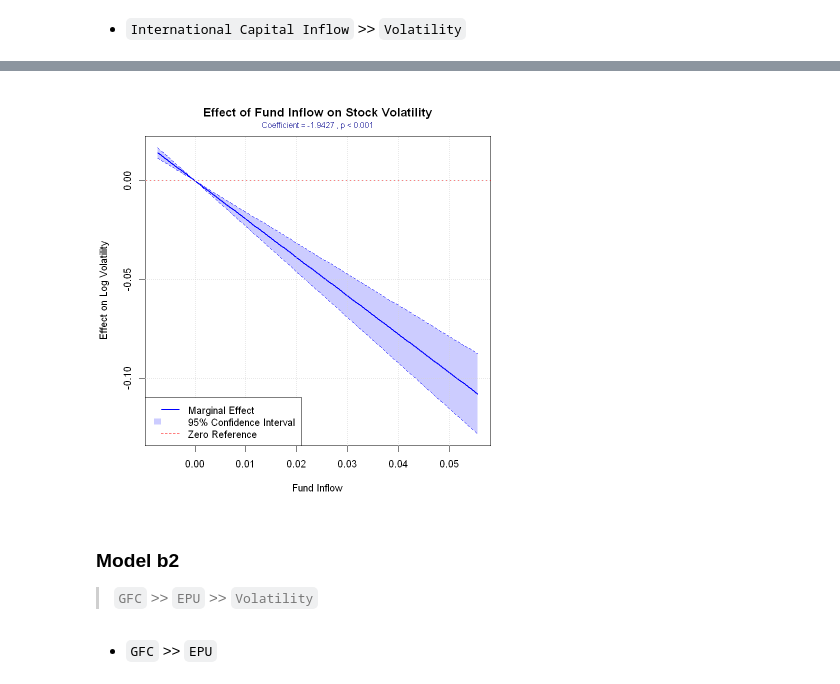
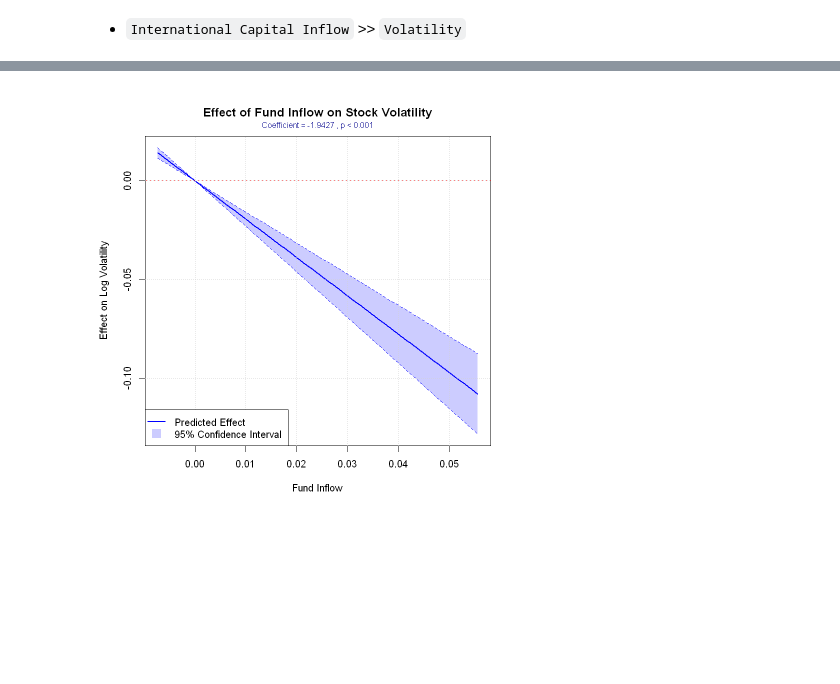
Before and after one commit to wudl-21/econ5370, a Jupyter notebook: main.ipynb, the cells around one changed output, grey strips where cells are left out. Cells and saved outputs as stored; diff of their text form; code cells hidden in the pictures; blank space fills up the shorter version.

```diff
--- a/main.ipynb
+++ b/main.ipynb
@@ -3106,19 +3076,19 @@ legend("bottomleft",
 library(plm)
 
 # Run model with individual fixed effects and quarter dummies
-model_b1_2 <- plm(volatility_end ~ inflow +  Size + Lev + ROA + BM + Board + Top1 + quarter + gdp_growth_rate + m2_growth_rate,
+model_b_2 <- plm(volatility_end ~ inflow +  Size + Lev + ROA + BM + Board + Top1 + quarter + gdp_growth_rate + m2_growth_rate,
              data = panel_data,
              model = "within",
              effect = "individual")
 
 # Display regression results
-summary(model_b1_2)
+summary(model_b_2)
 
 # Get robust standard errors for both models
 library(lmtest)
 library(sandwich)
 cat("\nRobust standard errors for two-way fixed effects model:\n")
-coeftest(model_b1_2, vcov = vcovHC(model_b1_2, type = "HC1"))
+coeftest(model_b_2, vcov = vcovHC(model_b_2, type = "HC1"))
 # %% [output]
 Oneway (individual) effect Within Model
 
@@ -3159,8 +3129,8 @@ Signif. codes:  0 '***' 0.001 '**' 0.01 '*' 0.05 '.' 0.1 ' ' 1
 par(bg="white", mar=c(5, 4, 4, 2) + 0.1)
 
 # Extract coefficient for inflow
-coefficient <- coef(model_b1_2)["inflow"]
-vcov_matrix <- vcovHC(model_b1_2, type = "HC1")
+coefficient <- coef(model_b_2)["inflow"]
+vcov_matrix <- vcovHC(model_b_2, type = "HC1")
 se <- sqrt(vcov_matrix["inflow", "inflow"])
 
 # Use the range from panel_data
@@ -3172,7 +3142,7 @@ inflow_values <- seq(min_value, max_value, length.out = 100)
 effect_values <- coefficient * inflow_values
 
 # Calculate confidence intervals
-t_value <- qt(0.975, df = df.residual(model_b1_2))
+t_value <- qt(0.975, df = df.residual(model_b_2))
 ci_width <- t_value * se * abs(inflow_values)
 upper_ci <- effect_values + ci_width
 lower_ci <- effect_values - ci_width
@@ -3180,44 +3150,40 @@ lower_ci <- effect_values - ci_width
 # Create the plot
 plot(inflow_values, effect_values, type = "l", lwd = 2, col = "blue",
     xlab = "Fund Inflow",
     ylab = "Effect on Log Volatility",
     main = "Effect of Fund Inflow on Stock Volatility",
     ylim = range(c(lower_ci, upper_ci, 0)))  # Include 0 in range
 
 # Add confidence intervals
 polygon(c(inflow_values, rev(inflow_values)),
        c(lower_ci, rev(upper_ci)),
        col = rgb(0, 0, 1, 0.2), border = NA)
 
 # Add the CI lines
 lines(inflow_values, upper_ci, lty = 2, col = "blue")
 lines(inflow_values, lower_ci, lty = 2, col = "blue")
 
 # Add a horizontal line at y = 0 for reference
 abline(h = 0, lty = 2, col = "red")
 
 # Add a grid for better readability
 grid()
 
 # Add a legend
 legend("bottomleft",
-      legend = c("Marginal Effect", "95% Confidence Interval", "Zero Reference"),
-      col = c("blue", rgb(0, 0, 1, 0.2), "red"),
-      lty = c(1, NA, 2),
-      lwd = c(2, NA, 1),
-      fill = c(NA, rgb(0, 0, 1, 0.2), NA),
-      border = c(NA, NA, NA))
+       legend = c("Predicted Effect", "95% Confidence Interval"),
+       col = c("blue", rgb(0, 0, 1, 0.2)),
+       lty = c(1, 0),
+       pch = c(NA, 15),
+       pt.bg = rgb(0, 0, 1, 0.2),
+       lwd = c(2, NA),
+       pt.cex = 2,
+       bg = "white")
 
 # Add p-value information
-p_value <- 2 * pt(-abs(coefficient/se), df = df.residual(model_b1_2))
+p_value <- 2 * pt(-abs(coefficient/se), df = df.residual(model_b_2))
 p_text <- if (p_value < 0.001) "p < 0.001" else paste("p =", round(p_value, 3))
 mtext(paste("Coefficient =", round(coefficient, 4), ",", p_text),
      side = 3, line = 0.5, col = "darkblue", cex = 0.8)
 # %% [output]
-[figure, old version]
+[figure, new version]
-# %% [markdown]
-### Model b2
-
-> `GFC` >> `EPU` >> `Volatility`
-# %% [markdown]
-- `GFC` >> `EPU`
```
Also changed, not shown: parts of 36 cells of this notebook, 2 other files.
